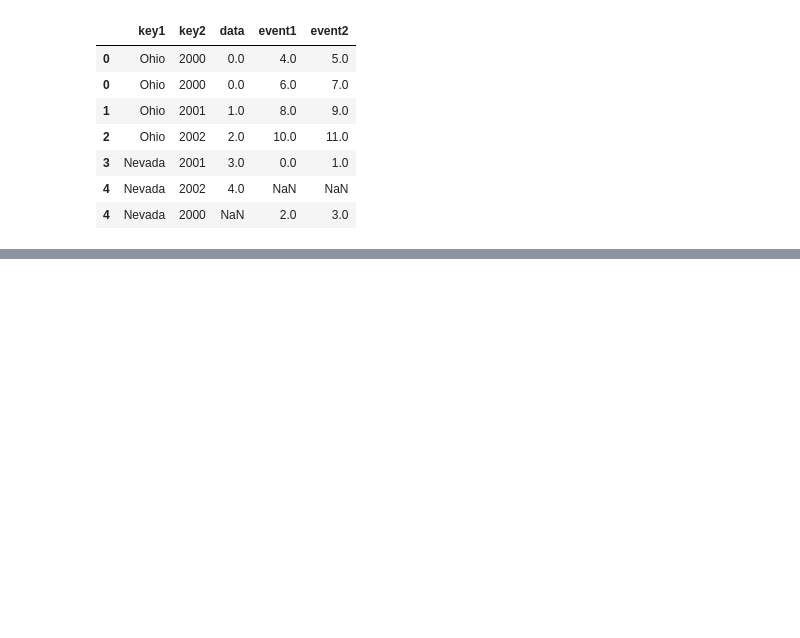
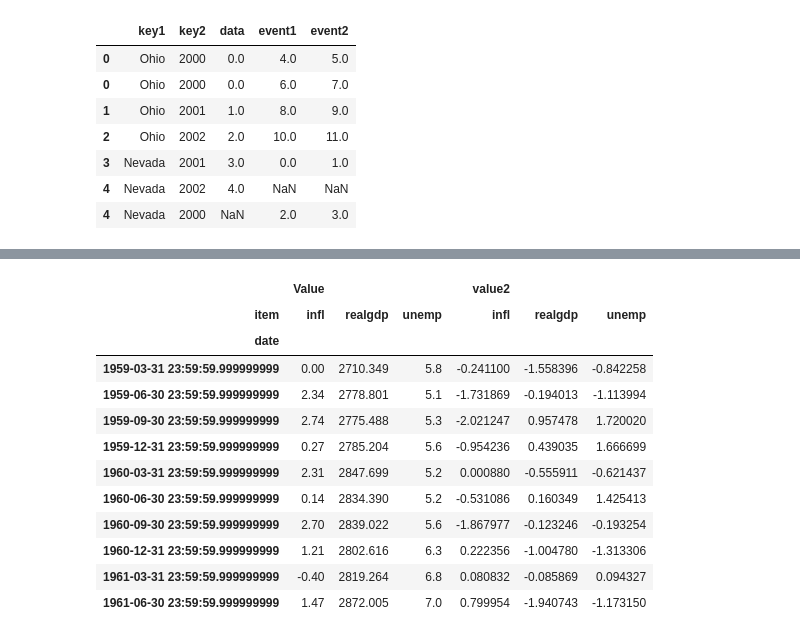
Before and after one commit to DanishHudani/Python-for-Data-Analysis-OReilly, a Jupyter notebook: Python for Data Analysis by Wes McKinney/Coding Practice/Chp8 - Data Wrangling Join, Combine/Chp8 - Data Wrangling Join, Combine.ipynb, the cells around one changed output, grey strips where cells are left out. Saved outputs shown, nothing was run; the diff lists cells and outputs as text; code cells hidden in the pictures; blank space fills up the shorter version.

```diff
--- a/Python for Data Analysis by Wes McKinney/Coding Practice/Chp8 - Data Wrangling Join, Combine/Chp8 - Data Wrangling Join, Combine.ipynb
+++ b/Python for Data Analysis by Wes McKinney/Coding Practice/Chp8 - Data Wrangling Join, Combine/Chp8 - Data Wrangling Join, Combine.ipynb
@@ -605,0 +1274,18 @@ pd.merge(left_df, right_df, left_on=['key1', 'key2'], right_index=True, how='out
+# %%
+pivoted = ldata.pivot('date', 'item')
+# %%
+pivoted[:10]
+# %% [output]
+|  | Value |  |  | value2 |  |  |
+| item | infl | realgdp | unemp | infl | realgdp | unemp |
+| date |  |  |  |  |  |  |
+| 1959-03-31 23:59:59.999999999 | 0.00 | 2710.349 | 5.8 | -0.241100 | -1.558396 | -0.842258 |
+| 1959-06-30 23:59:59.999999999 | 2.34 | 2778.801 | 5.1 | -1.731869 | -0.194013 | -1.113994 |
+| 1959-09-30 23:59:59.999999999 | 2.74 | 2775.488 | 5.3 | -2.021247 | 0.957478 | 1.720020 |
+| 1959-12-31 23:59:59.999999999 | 0.27 | 2785.204 | 5.6 | -0.954236 | 0.439035 | 1.666699 |
+| 1960-03-31 23:59:59.999999999 | 2.31 | 2847.699 | 5.2 | 0.000880 | -0.555911 | -0.621437 |
+| 1960-06-30 23:59:59.999999999 | 0.14 | 2834.390 | 5.2 | -0.531086 | 0.160349 | 1.425413 |
+| 1960-09-30 23:59:59.999999999 | 2.70 | 2839.022 | 5.6 | -1.867977 | -0.123246 | -0.193254 |
+| 1960-12-31 23:59:59.999999999 | 1.21 | 2802.616 | 6.3 | 0.222356 | -1.004780 | -1.313306 |
+| 1961-03-31 23:59:59.999999999 | -0.40 | 2819.264 | 6.8 | 0.080832 | -0.085869 | 0.094327 |
+| 1961-06-30 23:59:59.999999999 | 1.47 | 2872.005 | 7.0 | 0.799954 | -1.940743 | -1.173150 |
```
Also changed, not shown: parts of 129 cells of this notebook, 1 other file.
